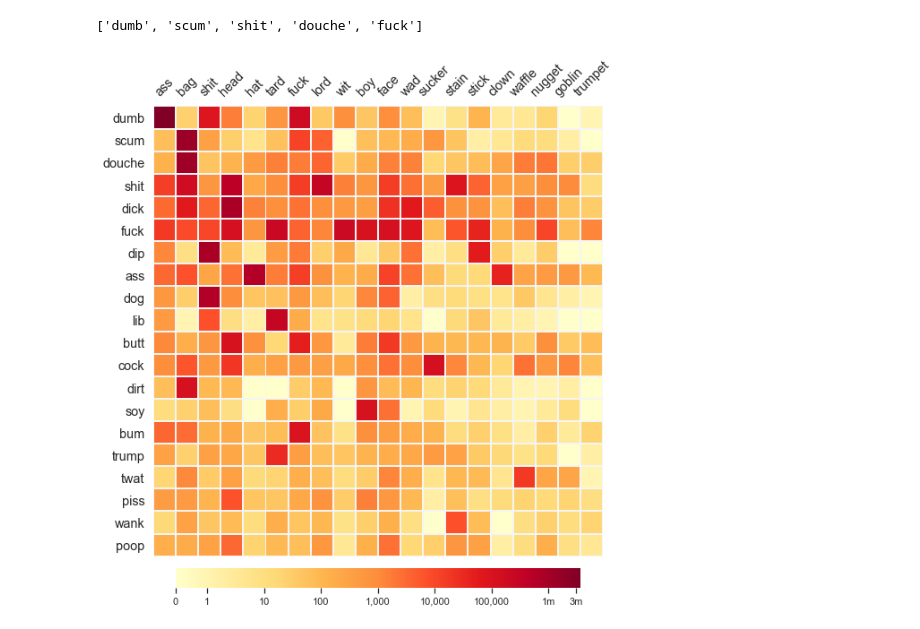
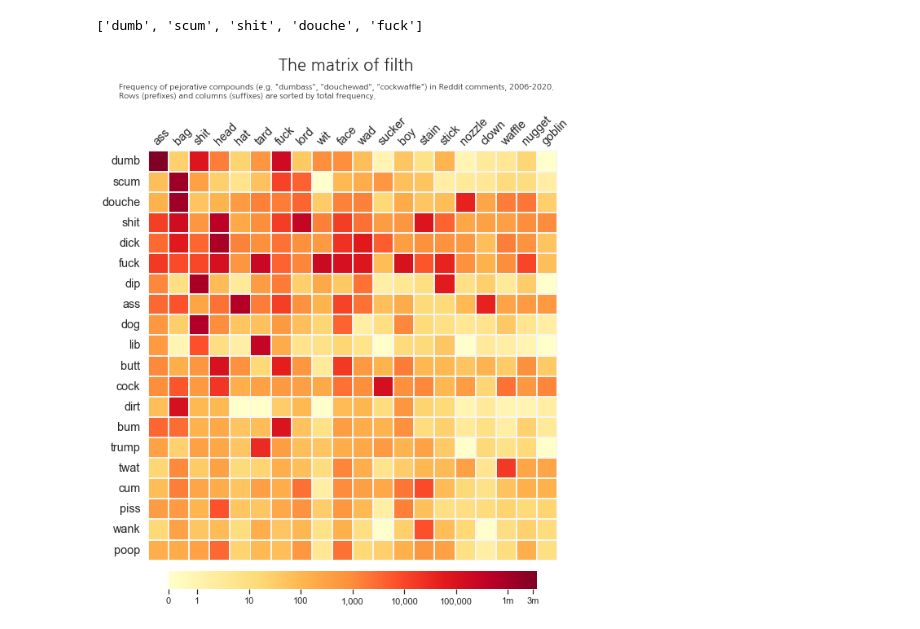
Before and after one commit to colinmorris/pejorative-compounds, a Jupyter notebook: viz.ipynb, the cells around one changed output. Cells and saved outputs as stored; diff of their text form; code cells hidden in the pictures.

```diff
--- a/viz.ipynb
+++ b/viz.ipynb
@@ -19,8 +19,8 @@ pf = pd.read_csv('prefixes.csv', index_col=0)
 sf = pd.read_csv('suffixes.csv', index_col=0)
 
 # book dataframe
-ngram_fname = 'ngram_counts.csv'
-bdf = viz_helpers.load_df(ngram_fname)
+#ngram_fname = 'ngram_counts.csv'
+#bdf = viz_helpers.load_df(ngram_fname)
 # %%
 def filter_df(df, prefixes, suffixes):
     return df[
@@ -193,55 +191,78 @@ x = 15
 npres = x
 nsuffs = x
 
-blist = 'fem'.split(',')
+blist = 'fem,soy'.split(',')
 preplus = 'twat,piss,poop,wank,trump'.split(',')
-suffplus = 'waffle,clown,nugget,goblin,trumpet'.split(',')
+suffplus = 'waffle,clown,nugget,goblin,nozzle'.split(',')
 pres = pf[~pf.index.isin(blist)].sort_values(by='count_rank').head(npres).index.to_list() + preplus
 suffs = sf[~sf.index.isin(blist)].sort_values(by='count_rank').head(nsuffs).index.to_list() + suffplus
 
 ydf = filter_df(df, pres, suffs)
 
-annots = False
+annots = 1
 
 fig, ax = make_heatmap(ydf,
                        sort='logg',
                   linewidths=1,
-                  #figsize=(18, 12),
-                  #figsize=(22, 14),
                   figsize=(9, 12),
                   linecolor='whitesmoke',
                   cmap='YlOrRd',
                   wiki=False,
                   return_fig=True,
                   #cmap='gist_heat_r',
                        cbar_kws=dict(
                            orientation='horizontal',
                            shrink=.9,
                            pad=0.02,
                        ),
                  );
 
 if annots:
-    fig.text(.5, .95,
-            "The matrix of profanity",
-             fontsize=18,
-             ha='center',
-            )
-    fig.text(.5, .92,
-             "Counting occurrences of pejorative compounds in Reddit comments, 2006-2020",
-             ha='center',
-             fontsize=12,
-    )
-    fig.text(.9, .15,
-             ("by @halfeatenscone"
-              "\nsource code + dataset: github.com/colinmorris/compound_curses"
-             ),
-             ha='right',
+    if 1:
+        fig.text(.5, .95,
+                "The matrix of filth",
+                 fontsize=20,
+                 fontname='NanumGothic',
+                 #fontweight='bold',
+                 ha='center',
+                )
+    fig.text(.07, .91,
+             ('Frequency of pejorative compounds (e.g. "dumbass", "douchewad", "cockwaffle") in Reddit comments, 2006-2020.'
+             '\nRows (prefixes) and columns (suffixes) are sorted by total frequency.'),
+             ha='left',
+             fontname='NanumGothic',
              fontsize=10,
     )
-viz_helpers.savefig(fig, 'plain_matrix', bbox_inches='tight');
+    if 0:
+        fig.text(.9, .15,
+                 ("@halfeatenscone"
+                  "\nsource code + dataset: github.com/colinmorris/pejorative-compounds"
+                 ),
+                 ha='right',
+                 fontname='monospace',
+                 fontsize=10,
+        )
+# Some fine-grained dicking around with placement of column labels. Their default placement
+# is just a little wonky, esp. for longer labels.
+#ax.tick_params(axis='x', top=True, length=2)
+if 1:
+    plt.setp(ax.get_xticklabels(),
+             ha='left',
+             va='bottom',
+             #rotation_mode='anchor',
+            )
+# Amount to nudge labels by
+dx = -.12
+dy = -.07
+offset = mpl.transforms.ScaledTranslation(dx, dy, fig.dpi_scale_trans)
+for tick in ax.get_xticklabels():
+    tick.set_transform(tick.get_transform() + offset)
+if annots:
+    plt.savefig('extra_matrix.png', dpi=fig.dpi*2, bbox_inches='tight')
+else:
+    viz_helpers.savefig(fig, 'plain_matrix', bbox_inches='tight');
 # %% [output]
-[figure, old version]
+[figure, new version]
 # %%
 ydf[ydf['count'] == 0]
 # %% [output]
```
Also changed, not shown: parts of 5 cells of this notebook, 2 other files.
